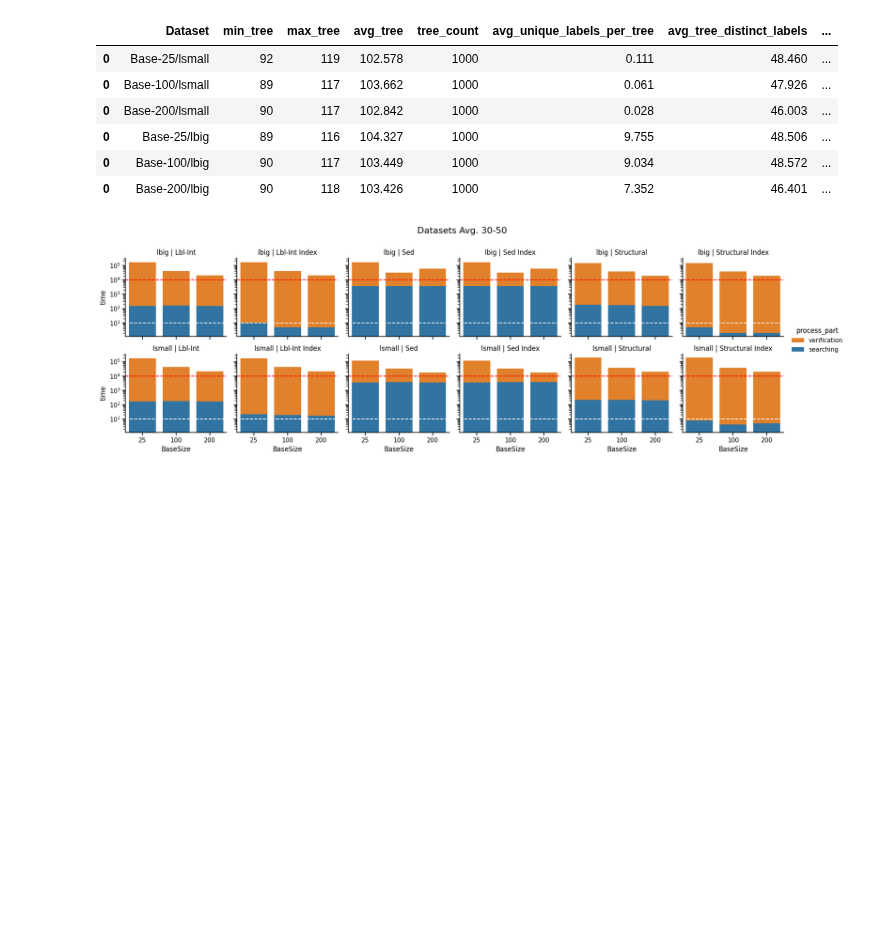
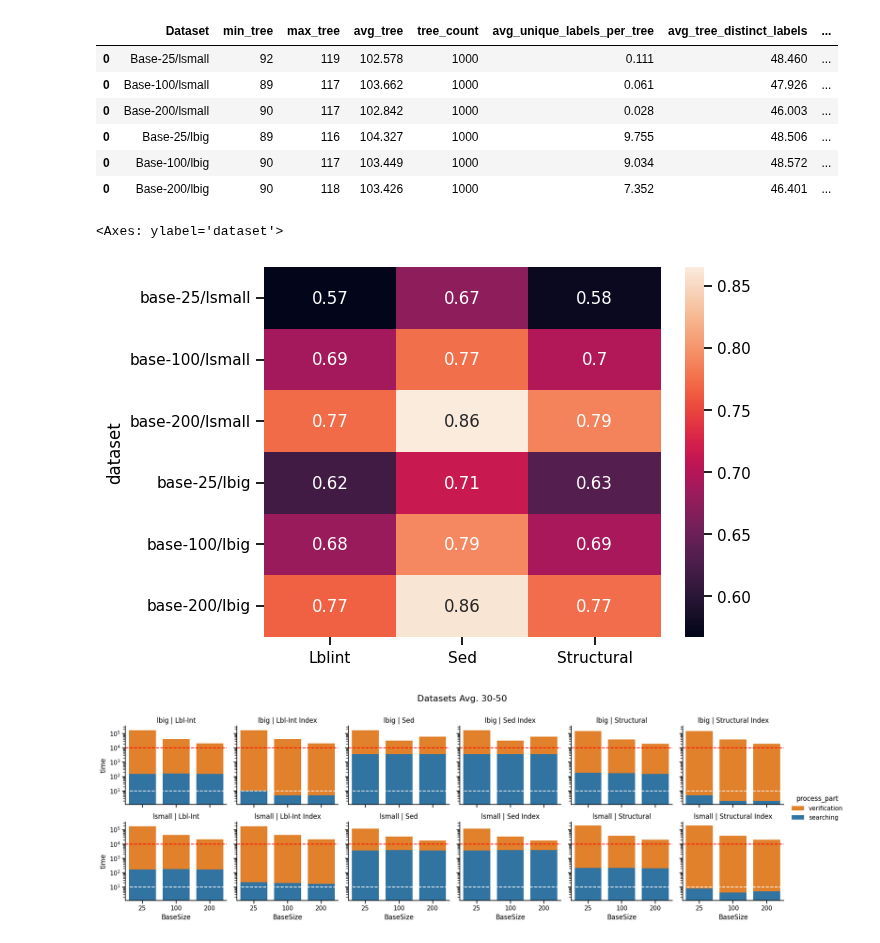
Before and after one commit to LukMRVC/tree-statistics, a Jupyter notebook: gen-datasets.ipynb, the cells around one changed output. Cells and saved outputs as stored; diff of their text form; code cells hidden in the pictures; blank space fills up the shorter version.

```diff
--- a/gen-datasets.ipynb
+++ b/gen-datasets.ipynb
@@ -308,6 +313,11 @@ display(data.statistics)
 | 0 | Base-25/lbig | 89 | 116 | 104.327 | 1000 | 9.755 | 48.506 | ... |
 | 0 | Base-100/lbig | 90 | 117 | 103.449 | 1000 | 9.034 | 48.572 | ... |
 | 0 | Base-200/lbig | 90 | 118 | 103.426 | 1000 | 7.352 | 46.401 | ... |
+# %%
+plot_precision(data.pdf)
+# %% [output]
+<Axes: ylabel='dataset'>
+[figure, added]
 # %%
 alldf = pd.melt(data.plotdata, id_vars=['Dataset', 'Method'], value_vars=['searching', 'verification'], value_name="time")
 alldf[['BaseSize', 'LabelSize']] = alldf['Dataset'].str.split('/', expand=True)
```
Also changed, not shown: parts of 5 cells of this notebook.
